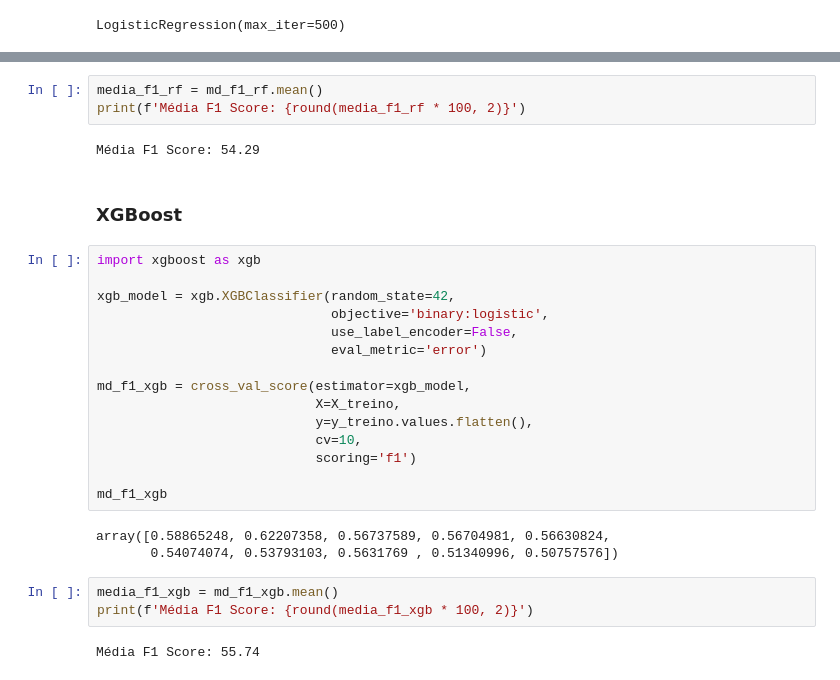
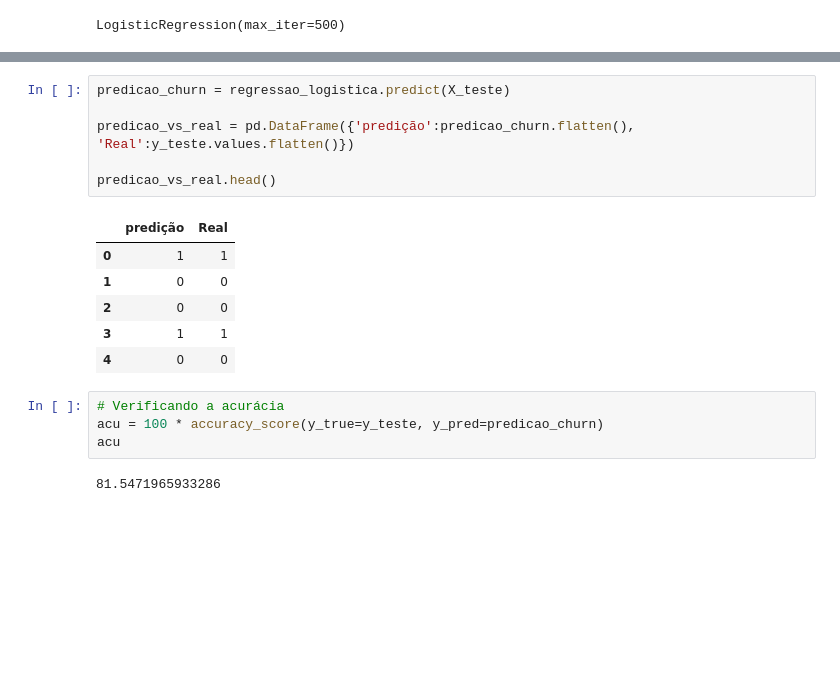
Before and after one commit to Prog-LucasAlves/CD_Churn, a Jupyter notebook: Model/churn.ipynb, the cells around one changed output, grey strips where cells are left out. Cells and saved outputs as stored; diff of their text form; blank space fills up the shorter version.

```diff
--- a/Model/churn.ipynb
+++ b/Model/churn.ipynb
@@ -81,30 +65,19 @@ array([0.54263566, 0.60583942, 0.54545455, 0.59003831, 0.53231939,
-# %%
-media_f1_rf = md_f1_rf.mean()
-print(f'Média F1 Score: {round(media_f1_rf * 100, 2)}')
-# %% [output]
-Média F1 Score: 54.29
-# %% [markdown]
-### XGBoost
-# %%
-import xgboost as xgb
-
-xgb_model = xgb.XGBClassifier(random_state=42,
-                              objective='binary:logistic',
-                              use_label_encoder=False,
-                              eval_metric='error')
-
-md_f1_xgb = cross_val_score(estimator=xgb_model,
-                            X=X_treino,
-                            y=y_treino.values.flatten(),
-                            cv=10,
-                            scoring='f1')
-
-md_f1_xgb
-# %% [output]
-array([0.58865248, 0.62207358, 0.56737589, 0.56704981, 0.56630824,
-       0.54074074, 0.53793103, 0.5631769 , 0.51340996, 0.50757576])
-# %%
-media_f1_xgb = md_f1_xgb.mean()
-print(f'Média F1 Score: {round(media_f1_xgb * 100, 2)}')
-# %% [output]
-Média F1 Score: 55.74
+# %%
+predicao_churn = regressao_logistica.predict(X_teste)
+
+predicao_vs_real = pd.DataFrame({'predição':predicao_churn.flatten(), 'Real':y_teste.values.flatten()})
+
+predicao_vs_real.head()
+# %% [output]
+|  | predição | Real |
+| 0 | 1 | 1 |
+| 1 | 0 | 0 |
+| 2 | 0 | 0 |
+| 3 | 1 | 1 |
+| 4 | 0 | 0 |
+# %%
+# Verificando a acurácia
+acu = 100 * accuracy_score(y_true=y_teste, y_pred=predicao_churn)
+acu
+# %% [output]
+81.5471965933286
```
Also changed, not shown: parts of 3 cells of this notebook, 5 other files.
